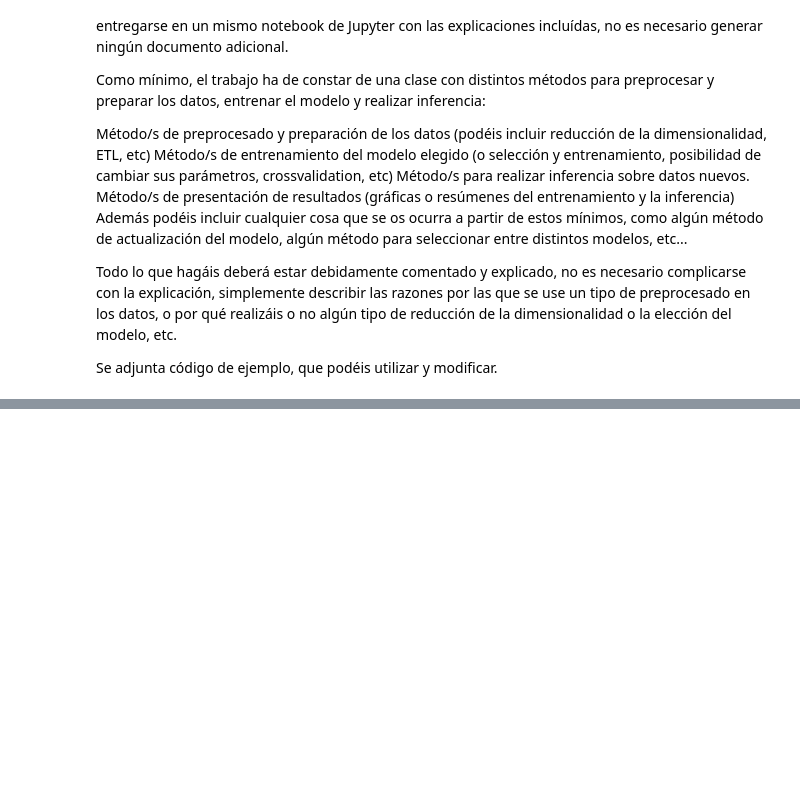
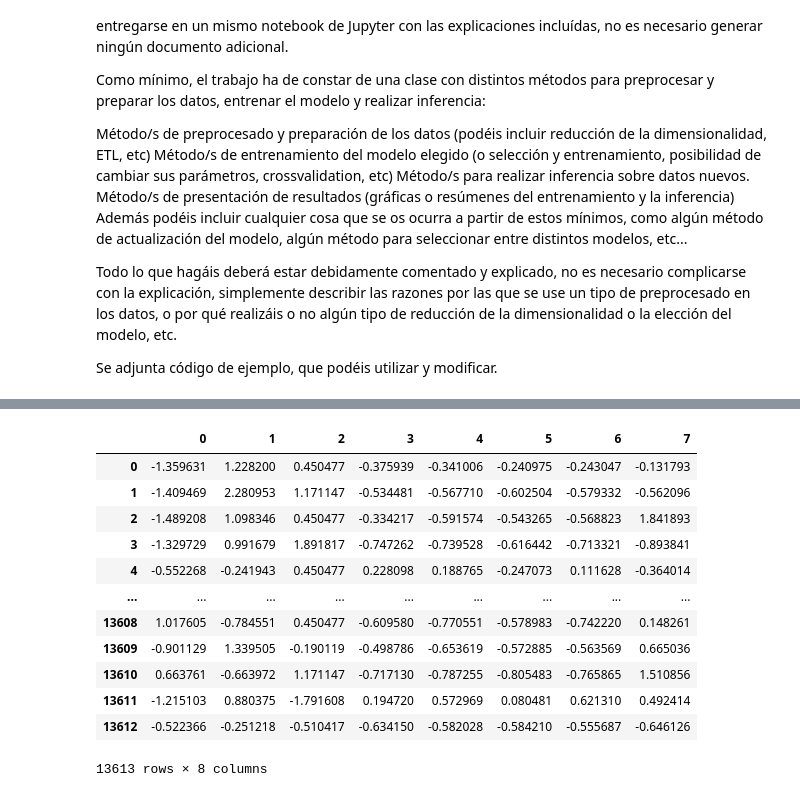
Before and after one commit to Vic263RP/MIA3-Formacion-2023-UV-AI, a Jupyter notebook: B1_HerramientasParaIA/T4_MachineLearning/Tarea4/Rodriguez_Part_Victor.ipynb, the cells around one changed output, grey strips where cells are left out. Saved outputs shown, nothing was run; the diff lists cells and outputs as text; code cells hidden in the pictures; blank space fills up the shorter version.

```diff
--- a/B1_HerramientasParaIA/T4_MachineLearning/Tarea4/Rodriguez_Part_Victor.ipynb
+++ b/B1_HerramientasParaIA/T4_MachineLearning/Tarea4/Rodriguez_Part_Victor.ipynb
@@ -30,7 +17,0 @@ Mínimos:
-# %%
-#Clase pipeline
-
-class Pipeline:
-
-    def __init__(self, random_state=42) -> None:
-        self.random_state = random_state
@@ -36,0 +195,16 @@ class Pipeline:
+# %%
+pd.DataFrame(pipeline_housing.train_estandarizados)
+# %% [output]
+|  | 0 | 1 | 2 | 3 | 4 | 5 | 6 | 7 |
+| 0 | -1.359631 | 1.228200 | 0.450477 | -0.375939 | -0.341006 | -0.240975 | -0.243047 | -0.131793 |
+| 1 | -1.409469 | 2.280953 | 1.171147 | -0.534481 | -0.567710 | -0.602504 | -0.579332 | -0.562096 |
+| 2 | -1.489208 | 1.098346 | 0.450477 | -0.334217 | -0.591574 | -0.543265 | -0.568823 | 1.841893 |
+| 3 | -1.329729 | 0.991679 | 1.891817 | -0.747262 | -0.739528 | -0.616442 | -0.713321 | -0.893841 |
+| 4 | -0.552268 | -0.241943 | 0.450477 | 0.228098 | 0.188765 | -0.247073 | 0.111628 | -0.364014 |
+| ... | ... | ... | ... | ... | ... | ... | ... | ... |
+| 13608 | 1.017605 | -0.784551 | 0.450477 | -0.609580 | -0.770551 | -0.578983 | -0.742220 | 0.148261 |
+| 13609 | -0.901129 | 1.339505 | -0.190119 | -0.498786 | -0.653619 | -0.572885 | -0.563569 | 0.665036 |
+| 13610 | 0.663761 | -0.663972 | 1.171147 | -0.717130 | -0.787255 | -0.805483 | -0.765865 | 1.510856 |
+| 13611 | -1.215103 | 0.880375 | -1.791608 | 0.194720 | 0.572969 | 0.080481 | 0.621310 | 0.492414 |
+| 13612 | -0.522366 | -0.251218 | -0.510417 | -0.634150 | -0.582028 | -0.584210 | -0.555687 | -0.646126 |
+13613 rows × 8 columns
```
Also changed, not shown: parts of 13 cells of this notebook.
